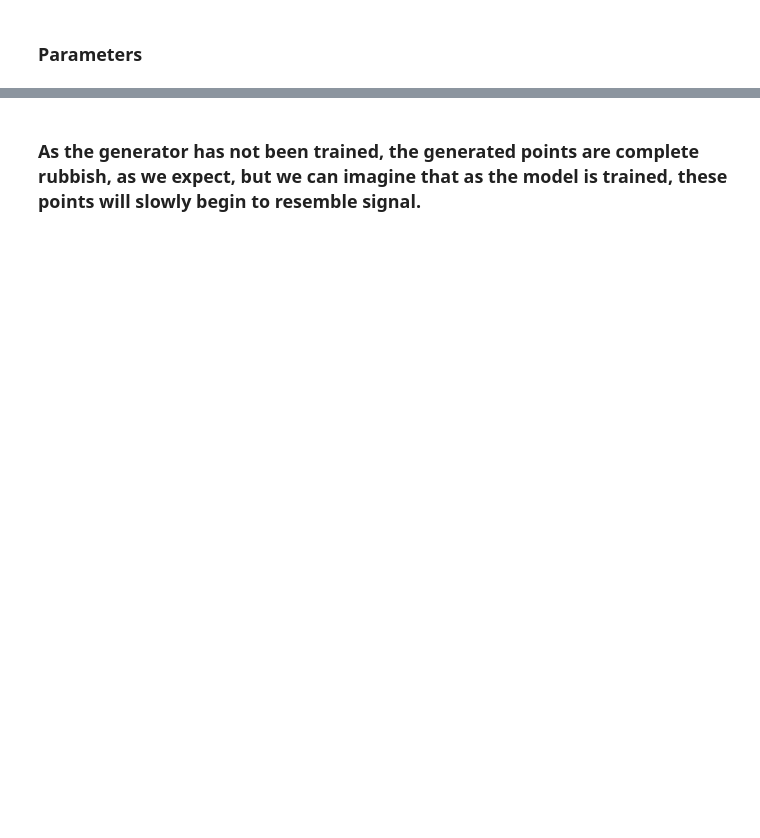
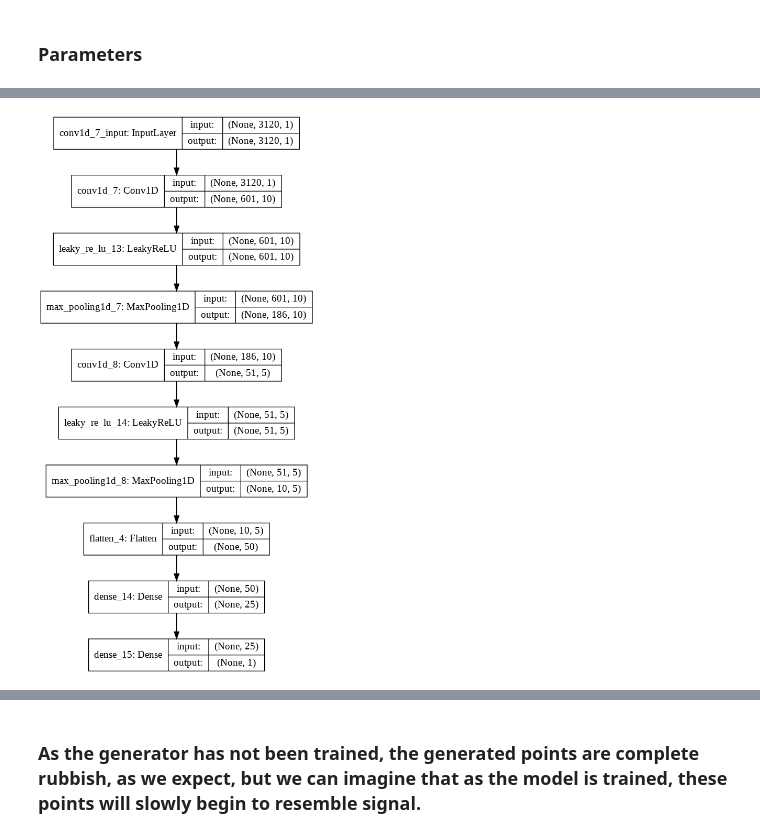
Before and after one commit to Shegy12/GAN-for-generating-artificial-ECG-data, a Jupyter notebook: GANy.ipynb, the cells around one changed output, grey strips where cells are left out. Saved outputs shown, nothing was run; the diff lists cells and outputs as text; code cells hidden in the pictures; blank space fills up the shorter version.

```diff
--- a/GANy.ipynb
+++ b/GANy.ipynb
@@ -838,0 +735,66 @@ _________________________________________________________________
+# %%
+def define_discriminator(input_shape=(3120,1)):
+  model = Sequential()
+  #model.add(Conv1D(input_shape=(3120,1),filters=10, kernel_size=120, strides=5, padding='valid'))
+  model.add(Conv1D(input_shape=(3120,1),filters=10, kernel_size=120, strides=5, padding='valid', data_format='channels_last', dilation_rate=1,
+                   activation=None, use_bias=True, kernel_initializer='he_normal', bias_initializer='zeros', kernel_regularizer=None,
+                   bias_regularizer=None, activity_regularizer=None, kernel_constraint=None, bias_constraint=None))
+  #model.add(BatchNormalization())
+  model.add(LeakyReLU(alpha=0.2))
+  #model.add(Dropout(0.5))
+  model.add(MaxPooling1D(pool_size=46, strides=3, padding='valid', data_format='channels_last'))
+  #model.add(Conv1D(filters=5, kernel_size=36, strides=3, padding='valid'))
+  model.add(Conv1D(filters=5, kernel_size=36, strides=3, padding='valid', data_format='channels_last', dilation_rate=1,
+                   activation=None, use_bias=True, kernel_initializer='he_normal', bias_initializer='zeros',
+                   kernel_regularizer=None, bias_regularizer=None, activity_regularizer=None, kernel_constraint=None, bias_constraint=None))
+  #model.add(BatchNormalization())
+  model.add(LeakyReLU(alpha=0.2))
+  #model.add(Dropout(0.5))
+  model.add(MaxPooling1D(pool_size=24, strides=3, padding='valid', data_format='channels_last'))
+  #poradie flattenu?
+  model.add(Flatten())
+  model.add(Dense(25))
+  #model.add(Dense(25, activation='softmax'))
+  #model.add(Dense(1, activation='softmax'))
+  model.add(Dense(1))
+  # compile mode
+  sgd_D = SGD(lr=0.0001)
+  #adam_D = Adam(lr=0.0002, beta_1=0.5)
+  model.compile(loss='binary_crossentropy', optimizer=sgd_D, metrics=['accuracy'])
+  return model
+
+# define the discriminator model
+discriminator_model = define_discriminator()
+# summarize the model
+discriminator_model.summary()
+# plot the model
+plot_model(discriminator_model, to_file='discriminator_plot.png', show_shapes=True, show_layer_names=True)
+
+#NOTES:
+
+# BCEWithLogitsLoss() and Sigmoid() doesn't work together, because BCEWithLogitsLoss() includes the Sigmoid activation.
+# So you can use BCEWithLogitsLoss() without Sigmoid() or you can use Sigmoid() and BCELoss()
+#1. Use Strided Convolutions - done
+#2. Use Batch Normalization - bad results
+
+# Batch normalization standardizes the activations from a prior layer to have a zero mean and unit variance. This has the effect of stabilizing the training process.
+# Batch normalization is used after the activation of convolution and transpose convolutional layers in the discriminator and generator models respectively.
+# It is added to the model after the hidden layer, but before the activation, such as LeakyReLU.
+
+# OPTIMALIZATION OPTIONS:
+
+# 0 inicializacia
+# 1 padding
+# 2 umiestnenie flatten vrstvy
+# 3 Use label smoothing in the discriminator, with small random noise.
+# 4 Add random noise to the labels in the discriminator.
+# 5 Add noise to inputs to the discriminator and decay the noise over time.
+# 6 Optimalizer / paper= SGD a mini-batch o dlzke 100/ adam je v GANoch standart
+#   sgd = SGD(lr=0.00001) + maybe? -> decay=1e-6, momentum=0.9, nesterov=True
+#   adam = Adam(lr=0.0002, beta_1=0.5)
+# 7 Remove Fully-Connected Layers
+# 8 Use ReLU, Leaky ReLU, and Tanh
+# 9 The best practice for DCAGAN models reported in the paper is to initialize all weights using a zero-centered Gaussian distribution (the normal or bell-shaped distribution) with a standard deviation of 0.02.
+#   tried with tf.random.normal didnt work
+# 10 Kernel size, filters, strides
+# %% [output]
@@ -839,3 +818,4 @@ _________________________________________________________________
+[figure, added]
 # %% [markdown]
 ## Generator
 
```
Also changed, not shown: parts of 48 cells of this notebook.
